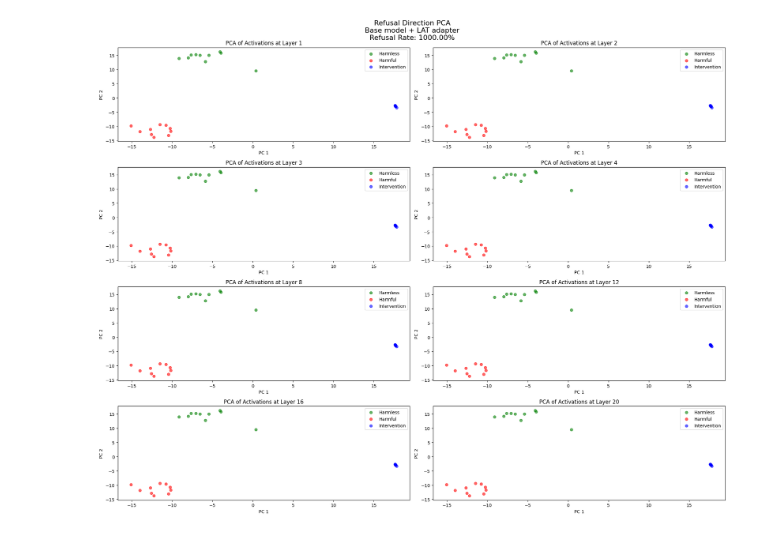
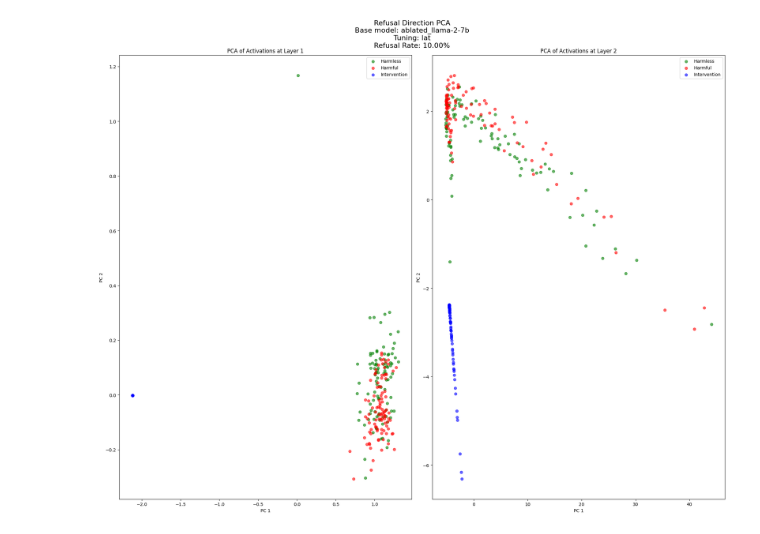
Before and after one commit to nlpet/apart-lab-refusal-lat-project, a Jupyter notebook: experiments/refusal_visualisation.ipynb, the cells around one changed output. Saved outputs shown, nothing was run; the diff lists cells and outputs as text; code cells hidden in the pictures.

Commit message:
Dynamic plots

```diff
--- a/experiments/refusal_visualisation.ipynb
+++ b/experiments/refusal_visualisation.ipynb
@@ -13,15 +7,40 @@ refusal_rate = "10.00%"
 # %%
-def imported_activation_pca(harmless_act, harmful_act, intervention_act, layers, refusal_rate):
+
+def load_activations(model_type, layers, tuning):
+    activations = {}
+    base_path = f'../data_store/ablated_llama-2-7b/{tuning}'
+
+    for layer in layers:
+        harmless_path = os.path.join(base_path, f'harmless_layer{layer}.pt')
+        harmful_path = os.path.join(base_path, f'harmful_layer{layer}.pt')
+        intervention_path = os.path.join(base_path, f'intervention_layer{layer}.pt')
+
+        activations[layer] = {
+            'harmless': torch.load(harmless_path),
+            'harmful': torch.load(harmful_path),
+            'intervention': torch.load(intervention_path)
+        }
+
+    return activations
+
+def plot_activations_pca(activations, layers, tuning, refusal_rate):
     fig, axs = plt.subplots(len(layers) // 2, 2, figsize=(20, 16))
     axs = axs.flatten()
 
     for idx, layer in enumerate(layers):
+        layer_activations = activations[layer]
+
         # combine activations & apply PCA
-        all_activations = torch.cat([harmless_act, harmful_act, intervention_act], dim=0)
+        all_activations = torch.cat([
+            layer_activations['harmless'],
+            layer_activations['harmful'],
+            layer_activations['intervention']
+        ], dim=0)
+
         pca = PCA(n_components=2)
         projected_activations = pca.fit_transform(all_activations.cpu().numpy())
 
-        n = len(harmful_act)
+        n = len(layer_activations['harmful'])
         harmless_proj = projected_activations[:n]
         harmful_proj = projected_activations[n:2*n]
         intervention_proj = projected_activations[2*n:]
@@ -36,21 +55,19 @@ def imported_activation_pca(harmless_act, harmful_act, intervention_act, layers,
         axs[idx].set_xlabel("PC 1")
         axs[idx].set_ylabel("PC 2")
 
-    fig.suptitle(f"Refusal Direction PCA\nBase model + LAT adapter\nRefusal Rate: {float(refusal_rate.replace('%', '')):.2%}", fontsize=16)
+    fig.suptitle(f"Refusal Direction PCA\nBase model: ablated_llama-2-7b\nTuning: {tuning}\nRefusal Rate: {refusal_rate}", fontsize=16)
 
     plt.tight_layout()
-    plt.savefig("refusal_direction_pca_multi_layer.png")
+    plt.savefig(f"refusal_direction_pca_multi_layer_{tuning}.png")
     plt.show()
     plt.close()
-# %%
-layers_to_analyze = [1, 2, 3, 4, 8, 12, 16, 20]
-
-imported_activation_pca(
-    harmless_act,
-    harmful_act,
-    intervention_act,
-    layers_to_analyze,
-    refusal_rate
-  )
-# %% [output]
-[figure, removed]
+# %%
+
+layers_to_analyze = [1, 2] # all mapped to 1, 2, 3, 4, 8, 12, 16, 20
+tuning = 'lat'  # 'at', 'lat', or 'baseline'
+refusal_rate = "10.00%"
+
+activations = load_activations('ablated_llama-2-7b', layers_to_analyze, tuning)
+plot_activations_pca(activations, layers_to_analyze, tuning, refusal_rate)
+# %% [output]
+[figure, added]
```
Also changed, not shown: parts of 2 cells of this notebook.
